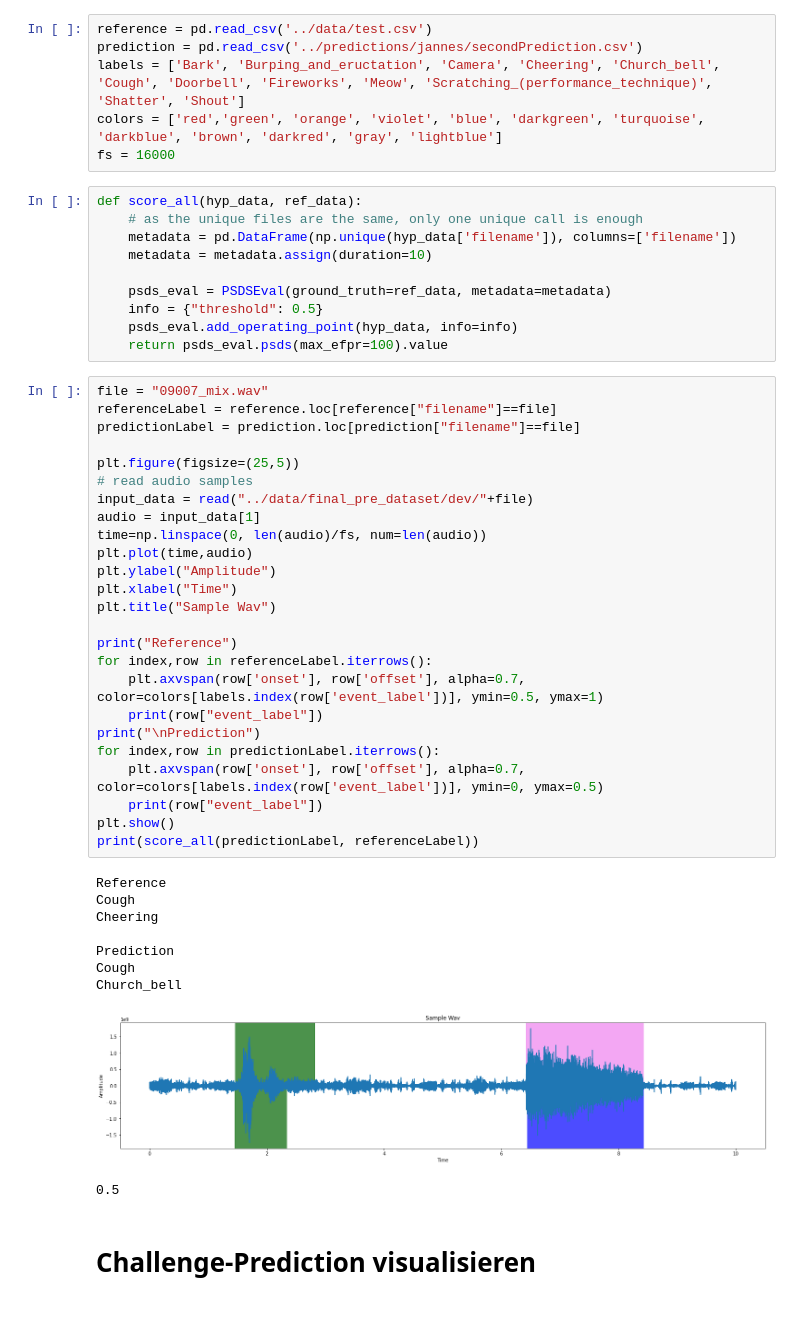
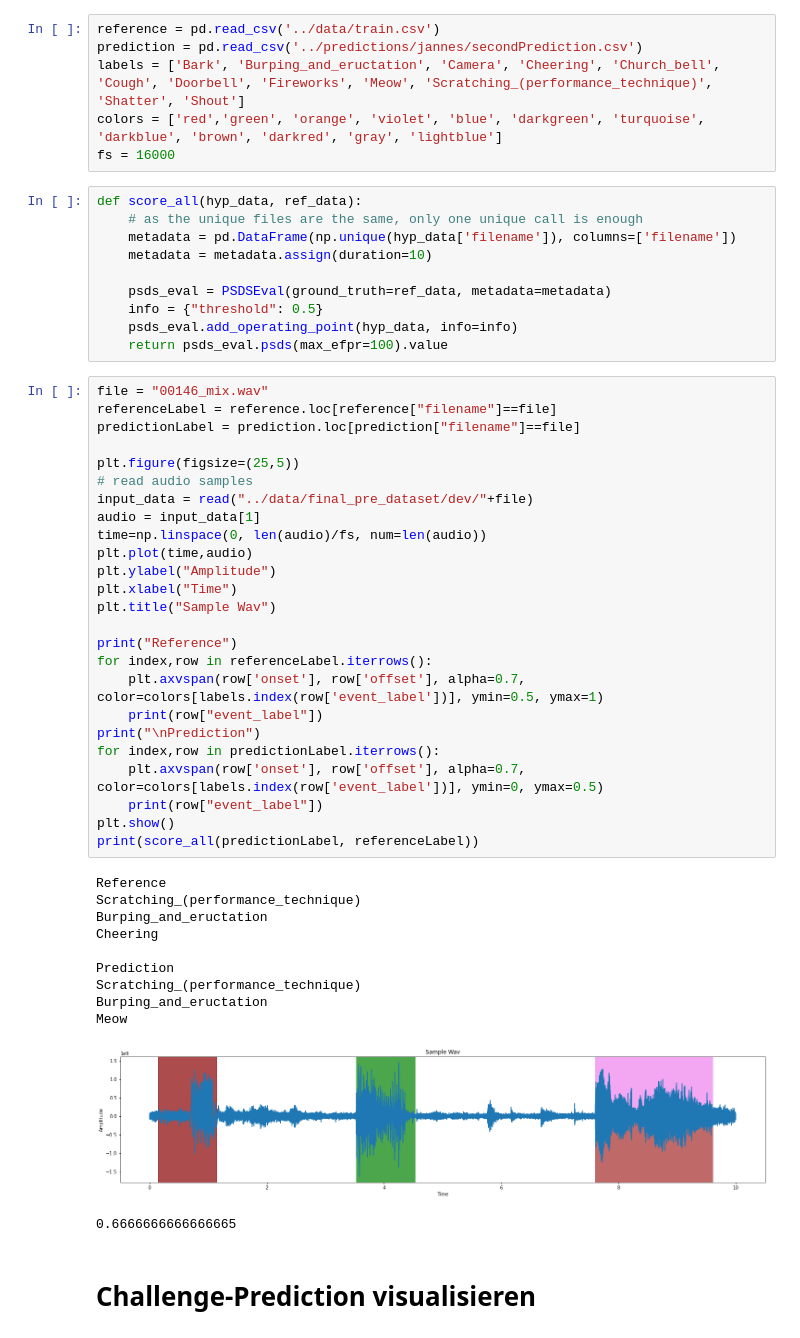
Before and after one commit to ajochim/bbdc2021, a Jupyter notebook: exploration/audio_exploration.ipynb, the cells around one changed output. Drawn from its saved outputs; the diff is of its cells as text.

```diff
--- a/exploration/audio_exploration.ipynb
+++ b/exploration/audio_exploration.ipynb
@@ -6,7 +6,7 @@ from scipy.io.wavfile import read
 import matplotlib.pyplot as plt
 from psds_eval import PSDSEval
 # %%
-reference = pd.read_csv('../data/test.csv')
+reference = pd.read_csv('../data/train.csv')
 prediction = pd.read_csv('../predictions/jannes/secondPrediction.csv')
 labels = ['Bark', 'Burping_and_eructation', 'Camera', 'Cheering', 'Church_bell', 'Cough', 'Doorbell', 'Fireworks', 'Meow', 'Scratching_(performance_technique)', 'Shatter', 'Shout']
 colors = ['red','green', 'orange', 'violet', 'blue', 'darkgreen', 'turquoise', 'darkblue', 'brown', 'darkred', 'gray', 'lightblue']
@@ -22,40 +22,42 @@ def score_all(hyp_data, ref_data):
     psds_eval.add_operating_point(hyp_data, info=info)
     return psds_eval.psds(max_efpr=100).value
 # %%
-file = "09007_mix.wav"
+file = "00146_mix.wav"
 referenceLabel = reference.loc[reference["filename"]==file]
 predictionLabel = prediction.loc[prediction["filename"]==file]
 
 plt.figure(figsize=(25,5))
 # read audio samples
 input_data = read("../data/final_pre_dataset/dev/"+file)
 audio = input_data[1]
 time=np.linspace(0, len(audio)/fs, num=len(audio))
 plt.plot(time,audio)
 plt.ylabel("Amplitude")
 plt.xlabel("Time")
 plt.title("Sample Wav")
 
 print("Reference")
 for index,row in referenceLabel.iterrows():
     plt.axvspan(row['onset'], row['offset'], alpha=0.7, color=colors[labels.index(row['event_label'])], ymin=0.5, ymax=1)
     print(row["event_label"])
 print("\nPrediction")
 for index,row in predictionLabel.iterrows():
     plt.axvspan(row['onset'], row['offset'], alpha=0.7, color=colors[labels.index(row['event_label'])], ymin=0, ymax=0.5)
     print(row["event_label"])
 plt.show()
 print(score_all(predictionLabel, referenceLabel))
 # %% [output]
 Reference
-Cough
+Scratching_(performance_technique)
+Burping_and_eructation
 Cheering
 
 Prediction
-Cough
-Church_bell
+Scratching_(performance_technique)
+Burping_and_eructation
+Meow
-[figure, old version]
+[figure, new version]
-0.5
+0.6666666666666665
 # %% [markdown]
 # Challenge-Prediction visualisieren
 # %%
```
Also changed, not shown: parts of 1 cell of this notebook, 5 other files.
